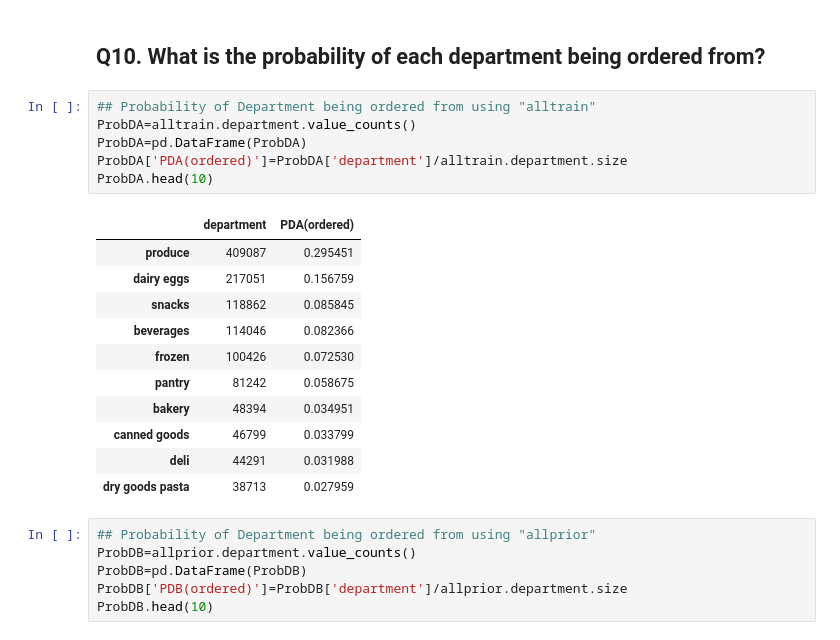
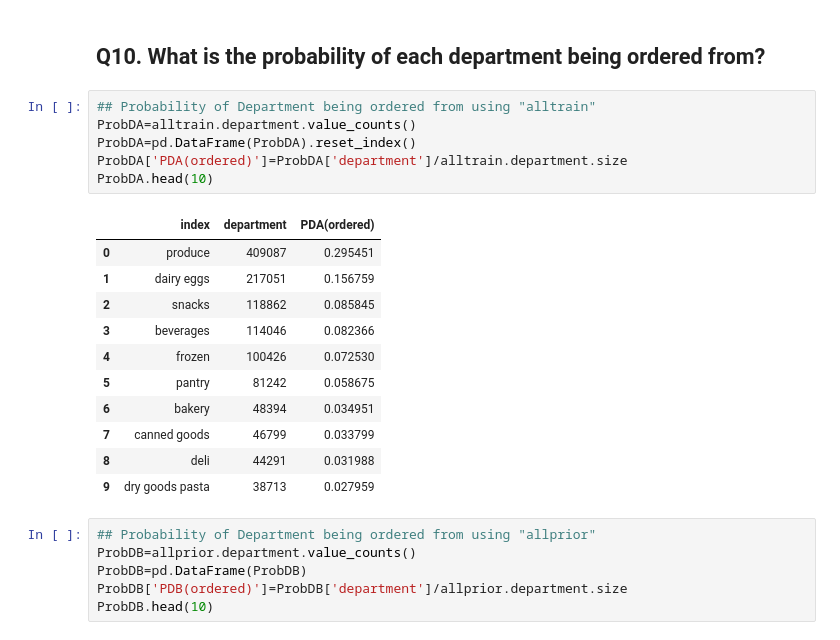
Before and after one commit to DrAugustine1981/InstacartCapstoneProject, a Jupyter notebook: CapstoneProject1.ipynb, the cells around one changed output. Saved outputs shown, nothing was run; the diff lists cells and outputs as text.

```diff
--- a/CapstoneProject1.ipynb
+++ b/CapstoneProject1.ipynb
@@ -363,21 +379,21 @@ ProbB.head(10)
 # %%
 ## Probability of Department being ordered from using "alltrain"
 ProbDA=alltrain.department.value_counts()
-ProbDA=pd.DataFrame(ProbDA)
+ProbDA=pd.DataFrame(ProbDA).reset_index()
 ProbDA['PDA(ordered)']=ProbDA['department']/alltrain.department.size
 ProbDA.head(10)
 # %% [output]
-|  | department | PDA(ordered) |
-| produce | 409087 | 0.295451 |
-| dairy eggs | 217051 | 0.156759 |
-| snacks | 118862 | 0.085845 |
-| beverages | 114046 | 0.082366 |
-| frozen | 100426 | 0.072530 |
-| pantry | 81242 | 0.058675 |
-| bakery | 48394 | 0.034951 |
-| canned goods | 46799 | 0.033799 |
-| deli | 44291 | 0.031988 |
-| dry goods pasta | 38713 | 0.027959 |
+|  | index | department | PDA(ordered) |
+| 0 | produce | 409087 | 0.295451 |
+| 1 | dairy eggs | 217051 | 0.156759 |
+| 2 | snacks | 118862 | 0.085845 |
+| 3 | beverages | 114046 | 0.082366 |
+| 4 | frozen | 100426 | 0.072530 |
+| 5 | pantry | 81242 | 0.058675 |
+| 6 | bakery | 48394 | 0.034951 |
+| 7 | canned goods | 46799 | 0.033799 |
+| 8 | deli | 44291 | 0.031988 |
+| 9 | dry goods pasta | 38713 | 0.027959 |
 # %%
 ## Probability of Department being ordered from using "allprior"
 ProbDB=allprior.department.value_counts()
```
Also changed, not shown: parts of 42 cells of this notebook, 1 other file.
